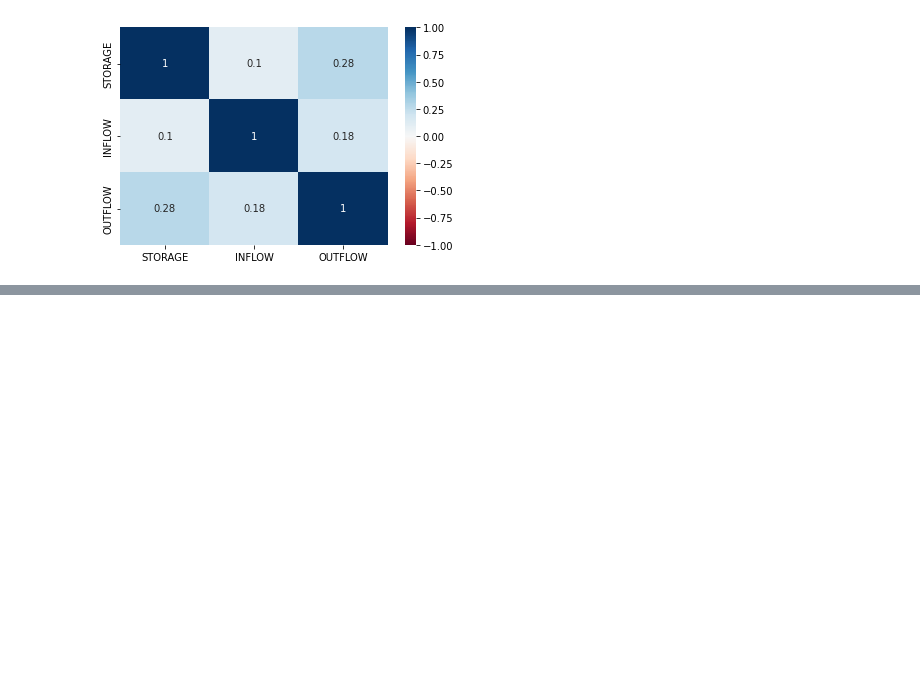
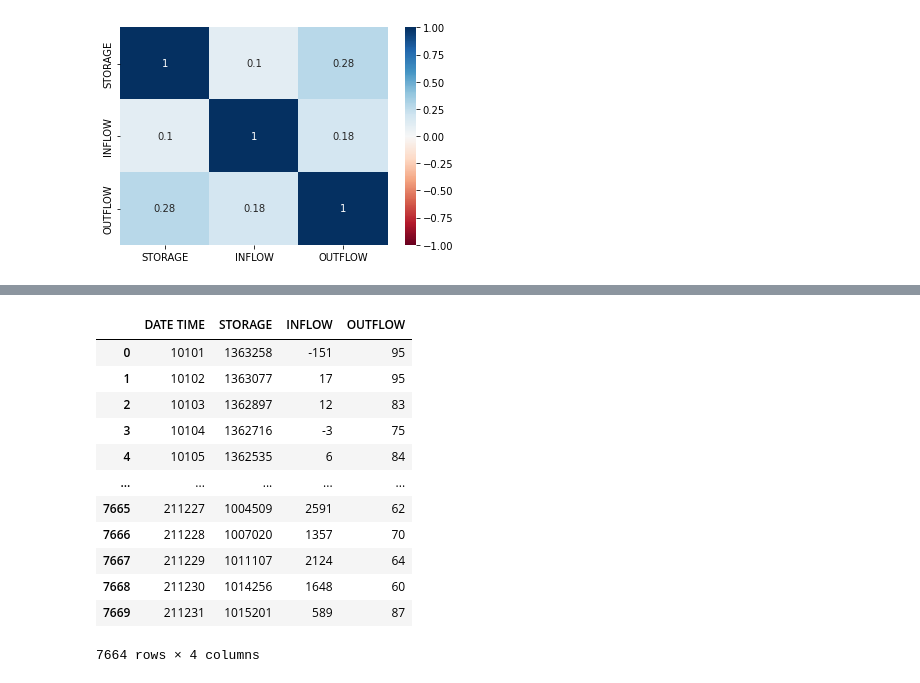
Before and after one commit to GuestAGuy/Water-Level, a Jupyter notebook: BerryessaWater/BerryessaWater.ipynb, the cells around one changed output, grey strips where cells are left out. Cells and saved outputs as stored; diff of their text form; code cells hidden in the pictures; blank space fills up the shorter version.

```diff
--- a/BerryessaWater/BerryessaWater.ipynb
+++ b/BerryessaWater/BerryessaWater.ipynb
@@ -82,0 +99,20 @@ _ = sns.heatmap(data, vmin=-1, vmax=1, center=0, annot=True, cmap= 'RdBu')
+# %%
+df['DATE TIME']  = df['DATE TIME'].astype(str)
+df['DATE TIME'] = df['DATE TIME'].str[2:8]
+df['DATE TIME'] = df['DATE TIME'].astype(int)
+# df['DATE TIME'] = df.index
+df
+# %% [output]
+|  | DATE TIME | STORAGE | INFLOW | OUTFLOW |
+| 0 | 10101 | 1363258 | -151 | 95 |
+| 1 | 10102 | 1363077 | 17 | 95 |
+| 2 | 10103 | 1362897 | 12 | 83 |
+| 3 | 10104 | 1362716 | -3 | 75 |
+| 4 | 10105 | 1362535 | 6 | 84 |
+| ... | ... | ... | ... | ... |
+| 7665 | 211227 | 1004509 | 2591 | 62 |
+| 7666 | 211228 | 1007020 | 1357 | 70 |
+| 7667 | 211229 | 1011107 | 2124 | 64 |
+| 7668 | 211230 | 1014256 | 1648 | 60 |
+| 7669 | 211231 | 1015201 | 589 | 87 |
+7664 rows × 4 columns
```
Also changed, not shown: parts of 8 cells of this notebook.
